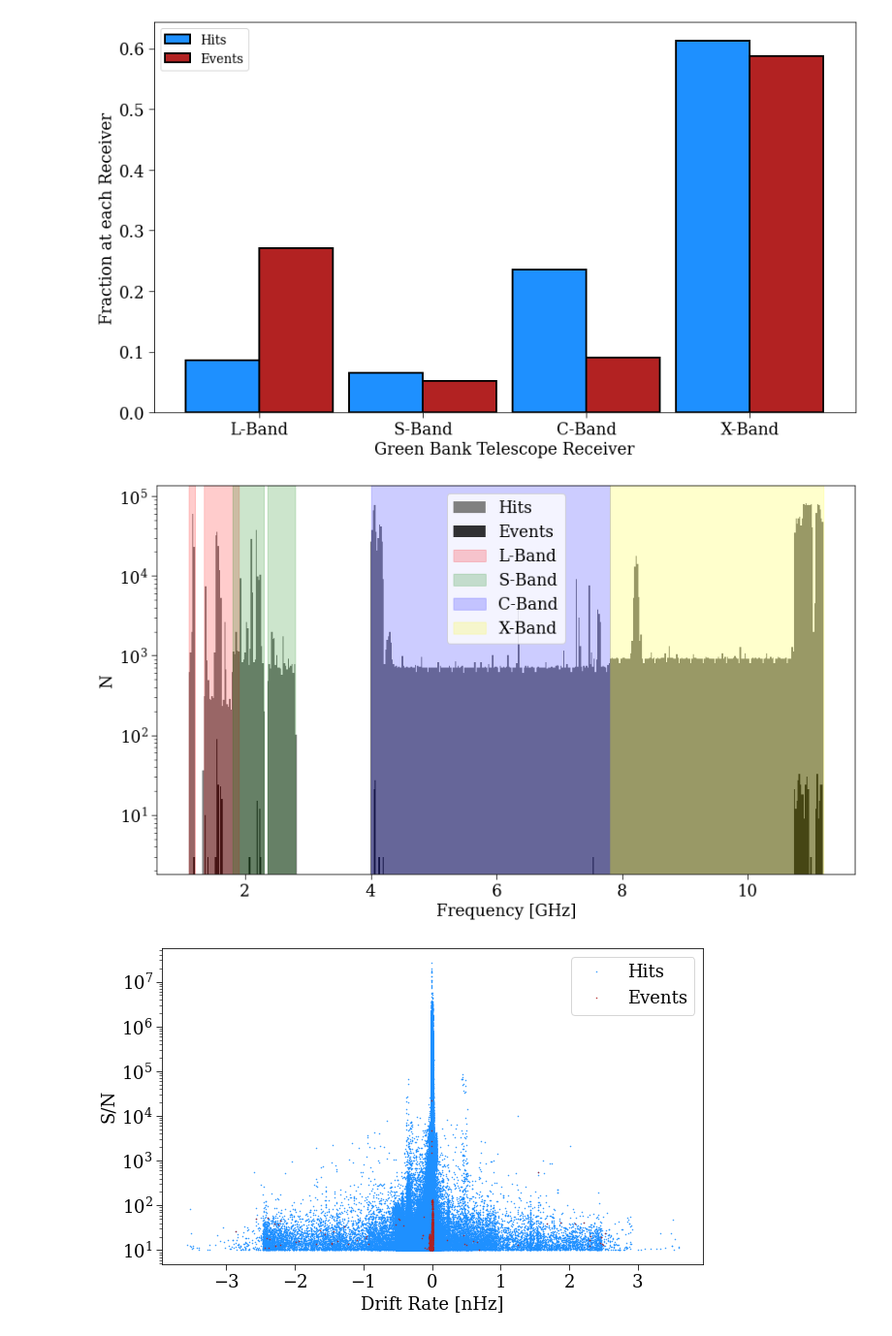
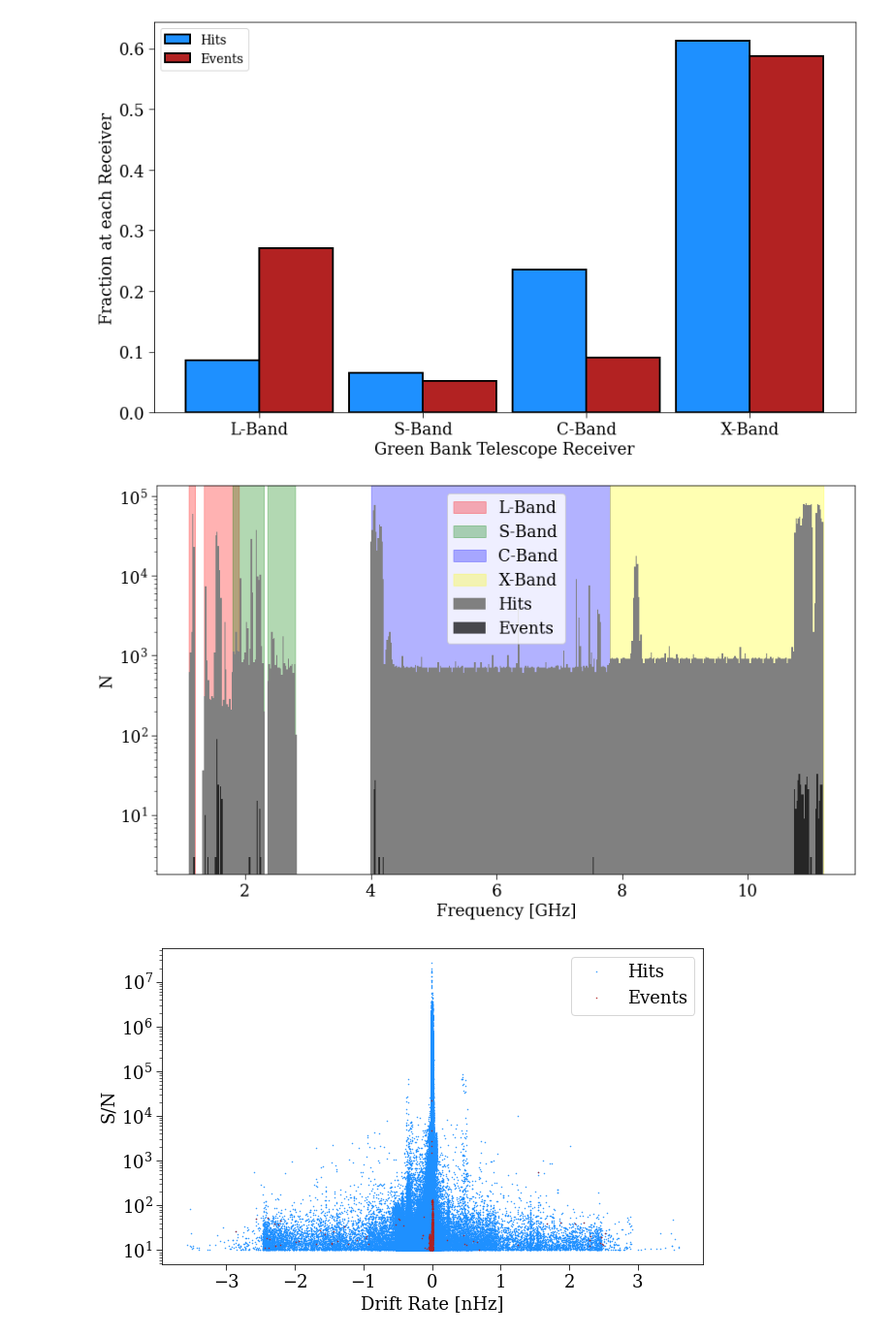
Before and after one commit to noahfranz13/BL-TESSsearch, a Jupyter notebook: analysis/hit_analysis.ipynb, the cells around one changed output. Shown at 97% size. Cells and saved outputs as stored; diff of their text form; code cells hidden in the pictures.

```diff
--- a/analysis/hit_analysis.ipynb
+++ b/analysis/hit_analysis.ipynb
@@ -216,26 +216,27 @@ ax.legend(fontsize=14);
 # %%
 # Histogram of hit breakdown by frequency
 
-aa = 0.2
+aa = 0.3
+nbins = 500
 
 fig, ax = plt.subplots(figsize=(14,8))
-
-ax.hist(datdf.Freq/1000, bins=nbins, label='Hits', color='grey')
-ax.hist(eventdf.Freq/1000, bins=nbins, label='Events', alpha=1-aa, color='black')
-ax.set_yscale('log')
-ax.set_ylabel('N')
-ax.set_xlabel('Frequency [GHz]')
 
 ax.axvspan(1.10, 1.20, color='red', alpha=aa, label='L-Band')
 ax.axvspan(1.34, 1.90, color='red', alpha=aa)
 ax.axvspan(1.80, 2.30, color='green', alpha=aa, label='S-Band')
 ax.axvspan(2.36, 2.80, color='green', alpha=aa)
 ax.axvspan(4.00, 7.80, color='blue', alpha=aa, label='C-Band')
 ax.axvspan(7.80, 11.20, color='yellow', alpha=aa, label='X-Band')
 
+ax.hist(datdf.Freq/1000, bins=nbins, label='Hits', color='grey')
+ax.hist(eventdf.Freq/1000, bins=nbins, label='Events', alpha=1-aa, color='black')
+ax.set_yscale('log')
+ax.set_ylabel('N')
+ax.set_xlabel('Frequency [GHz]')
+
 _=ax.legend(loc='best')
 # %% [output]
-[figure, old version]
+[figure, new version]
 # %%
 # Plot of SNR vs Drift rate
 
```
Also changed, not shown: parts of 4 cells of this notebook, 4 other files.
